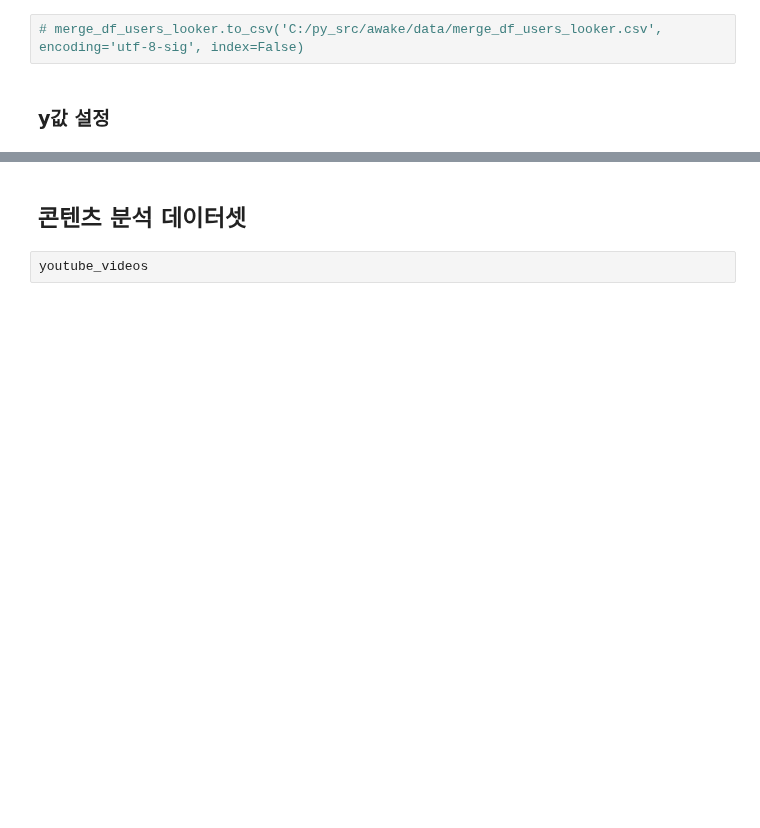
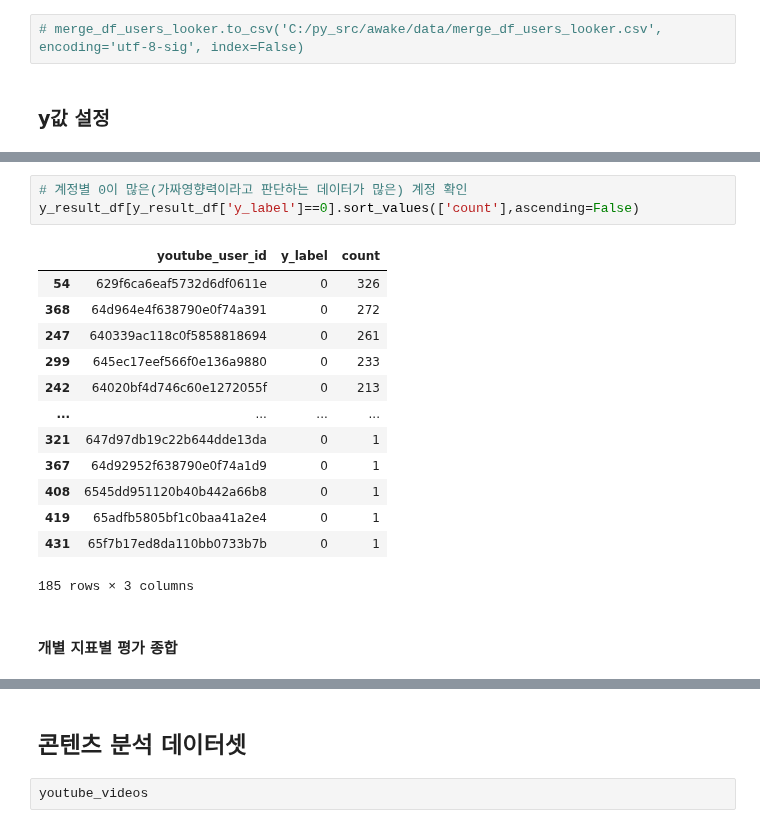
Before and after one commit to kkwann/awake, a Jupyter notebook: 3.EDA.ipynb, the cells around one changed output, grey strips where cells are left out. Cells and saved outputs as stored; diff of their text form; blank space fills up the shorter version.

```diff
--- a/3.EDA.ipynb
+++ b/3.EDA.ipynb
@@ -170,0 +201,19 @@ Name: total_engage_rate, Length: 106374, dtype: float64
+# %%
+# 계정별 0이 많은(가짜영향력이라고 판단하는 데이터가 많은) 계정 확인
+y_result_df[y_result_df['y_label']==0].sort_values(['count'],ascending=False)
+# %% [output]
+|  | youtube_user_id | y_label | count |
+| 54 | 629f6ca6eaf5732d6df0611e | 0 | 326 |
+| 368 | 64d964e4f638790e0f74a391 | 0 | 272 |
+| 247 | 640339ac118c0f5858818694 | 0 | 261 |
+| 299 | 645ec17eef566f0e136a9880 | 0 | 233 |
+| 242 | 64020bf4d746c60e1272055f | 0 | 213 |
+| ... | ... | ... | ... |
+| 321 | 647d97db19c22b644dde13da | 0 | 1 |
+| 367 | 64d92952f638790e0f74a1d9 | 0 | 1 |
+| 408 | 6545dd951120b40b442a66b8 | 0 | 1 |
+| 419 | 65adfb5805bf1c0baa41a2e4 | 0 | 1 |
+| 431 | 65f7b17ed8da110bb0733b7b | 0 | 1 |
+185 rows × 3 columns
+# %% [markdown]
+#### 개별 지표별 평가 종합
```
Also changed, not shown: parts of 34 cells of this notebook, 1 other file.
